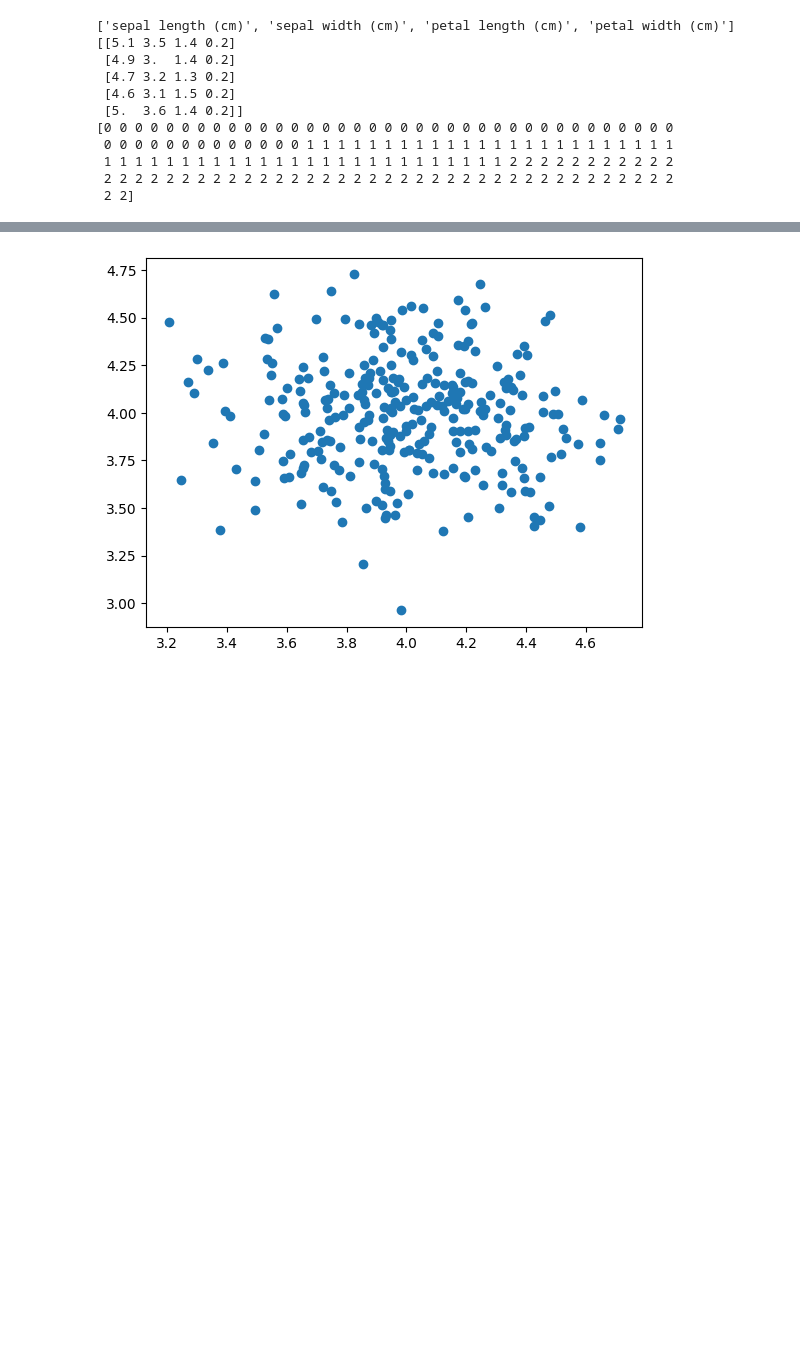
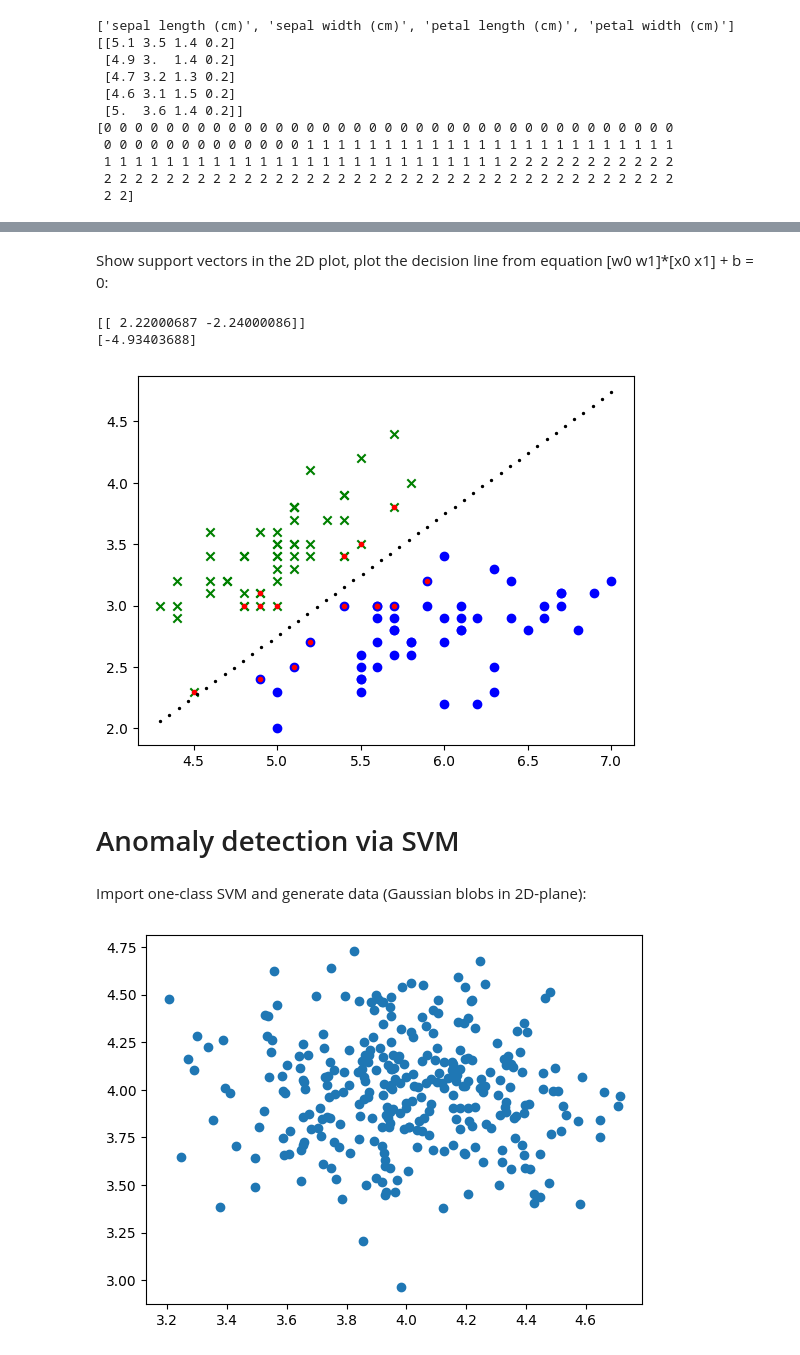
Before and after one commit to marekcrn/MLF, a Jupyter notebook: Lab3/lab3.ipynb, the cells around one changed output, grey strips where cells are left out. Cells and saved outputs as stored; diff of their text form; code cells hidden in the pictures; blank space fills up the shorter version.

```diff
--- a/Lab3/lab3.ipynb
+++ b/Lab3/lab3.ipynb
@@ -89,3 +96,33 @@ plt.show(plot)
+# %% [markdown]
+Show support vectors in the 2D plot, plot the decision line from equation [w0 w1]*[x0 x1] + b = 0:
+# %%
+# Line: w*x+b=0 => [w0 w1]*[x0 x1]+b=0 => w0x0+w1x1+b=0
+supvectors=SVMmodel.support_vectors_
+
+# Separating line coefficients:
+W=SVMmodel.coef_
+b=SVMmodel.intercept_
+print(W)
+print(b)
+
+xgr = np.linspace(min(X[:,0]), max(X[:,0]), num=50)
+ygr = -W[:,0]/W[:,1]*xgr-b/W[:,1]
+
+plot = plt.figure()
+plot = plt.scatter(X[y==0,0],X[y==0,1],color='green', marker='x') # Plotting data for class 0
+plot = plt.scatter(X[y==1,0],X[y==1,1],color='blue', marker='o')  # Plotting data for class 1
+# plot = plt.scatter(X[y==2,0],X[y==2,1],color='red', marker='+') # Plotting data for class 2
+plot = plt.scatter(supvectors[:,0:1],supvectors[:,1:2],color='red', marker='.')
+plot = plt.scatter(xgr, ygr, s=2,color='black')
+plt.show(plot)
+# %% [output]
+[[ 2.22000687 -2.24000086]]
+[-4.93403688]
+[figure, added]
+# %% [markdown]
+# Anomaly detection via SVM
+# %% [markdown]
+Import one-class SVM and generate data (Gaussian blobs in 2D-plane):
 # %%
 # Anomaly detection via SVM
 
```
Also changed, not shown: parts of 17 cells of this notebook.
